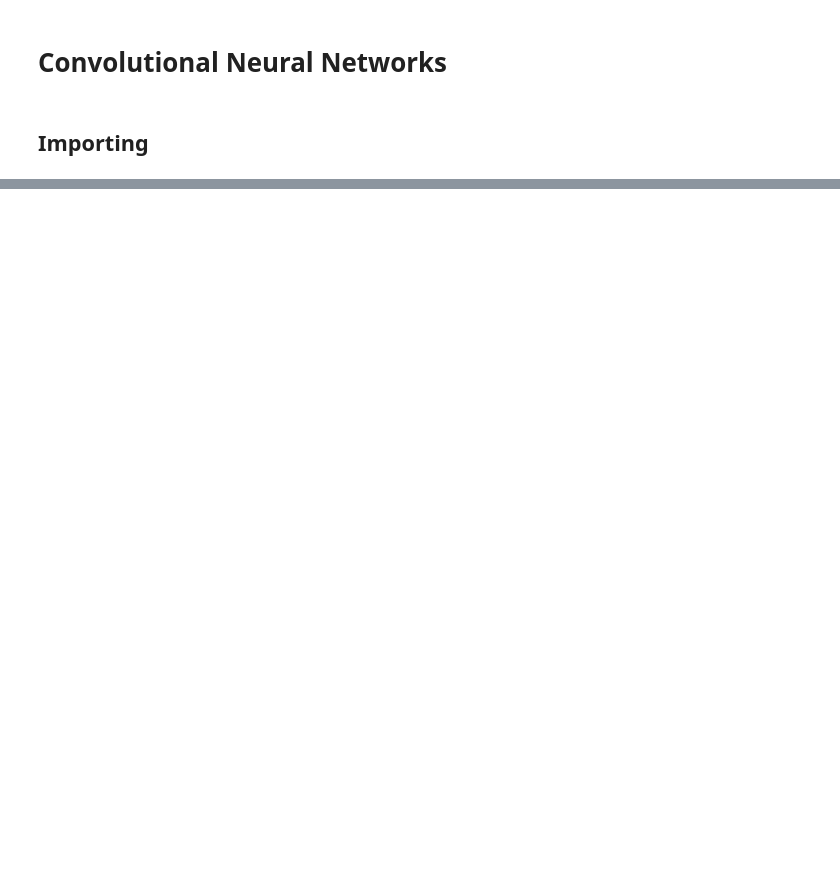
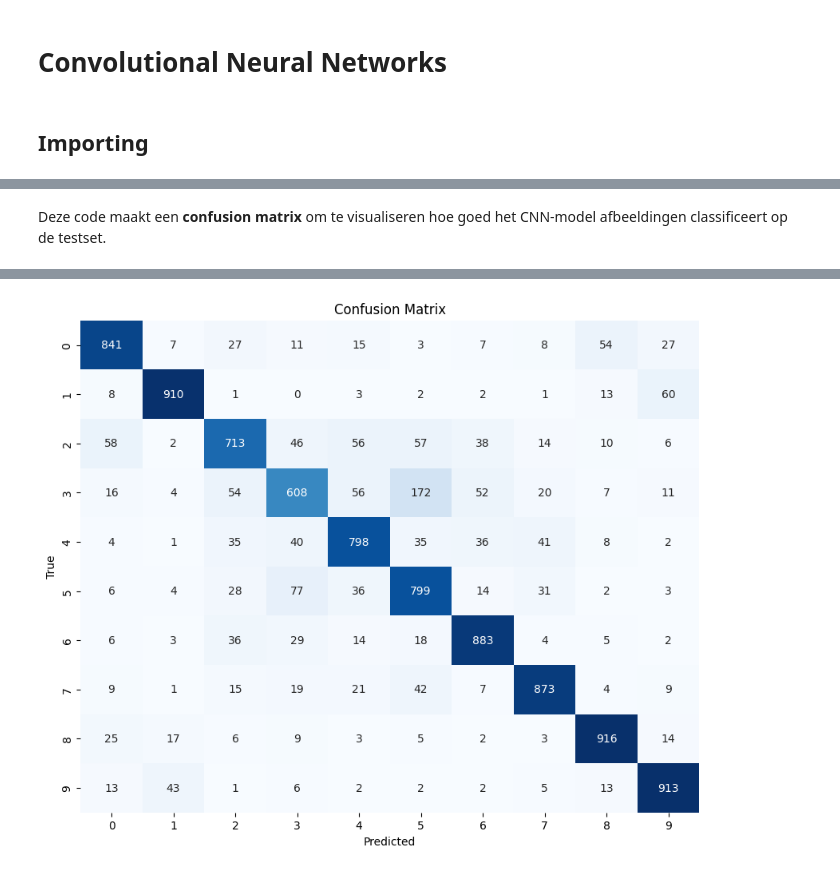
Before and after one commit to StanMerlijn/ML-Convolutioneel-neural-network, a Jupyter notebook: CNN.ipynb, the cells around one changed output, grey strips where cells are left out. Cells and saved outputs as stored; diff of their text form; code cells hidden in the pictures; blank space fills up the shorter version.

```diff
--- a/CNN.ipynb
+++ b/CNN.ipynb
@@ -36,17 +41,17 @@ x_test = x_test / 255.0
 model = Sequential()
 # Eerste conv-blok
 model.add(Conv2D(32, (3, 3), activation='relu', padding='same', input_shape=x_train.shape[1:]))
-# model.add(BatchNormalization())
+model.add(BatchNormalization())
 model.add(Conv2D(32, (3, 3), activation='relu', padding='same'))
-# model.add(BatchNormalization())
+model.add(BatchNormalization())
 model.add(MaxPooling2D(pool_size=(2, 2)))
 model.add(Dropout(0.25))
 
 # Tweede conv-blok
 model.add(Conv2D(64, (3, 3), activation='relu', padding='same'))
-# model.add(BatchNormalization())
+model.add(BatchNormalization())
 model.add(Conv2D(64, (3, 3), activation='relu', padding='same'))
-# model.add(BatchNormalization())
+model.add(BatchNormalization())
 model.add(MaxPooling2D(pool_size=(2, 2)))
 model.add(Dropout(0.25))
 
@@ -112,0 +132,29 @@ c.set(xticklabels=classes, yticklabels=classes)
+# %% [markdown]
+Deze code maakt een **confusion matrix** om te visualiseren hoe goed het CNN-model afbeeldingen classificeert op de testset.
+# %%
+y_pred = model.predict(x_test)
+y_pred_classes = np.argmax(y_pred, axis=1)
+
+# Convert one-hot encoded test labels to class indices if needed
+if len(y_test.shape) > 1 and y_test.shape[1] > 1:
+    y_test_classes = np.argmax(y_test, axis=1)
+else:
+    y_test_classes = y_test  # If already in class format (sparse)
+
+# Compute confusion matrix
+cm = confusion_matrix(y_test_classes, y_pred_classes)
+
+# Create heatmap
+plt.figure(figsize=(10, 8))
+sns.heatmap(cm, annot=True, fmt='d', cmap='Blues', cbar=False)
+plt.xlabel('Predicted')
+plt.ylabel('True')
+plt.title('Confusion Matrix')
+
+# If you have class names, you can use them as labels
+class_names = list(range(10))
+plt.xticks(np.arange(len(class_names)) + 0.5, class_names)
+plt.yticks(np.arange(len(class_names)) + 0.5, class_names)
+
+plt.show()
+# %% [output]
@@ -112,0 +162 @@ c.set(xticklabels=classes, yticklabels=classes)
+[figure, added]
```
Also changed, not shown: parts of 12 cells of this notebook, 1 other file.
